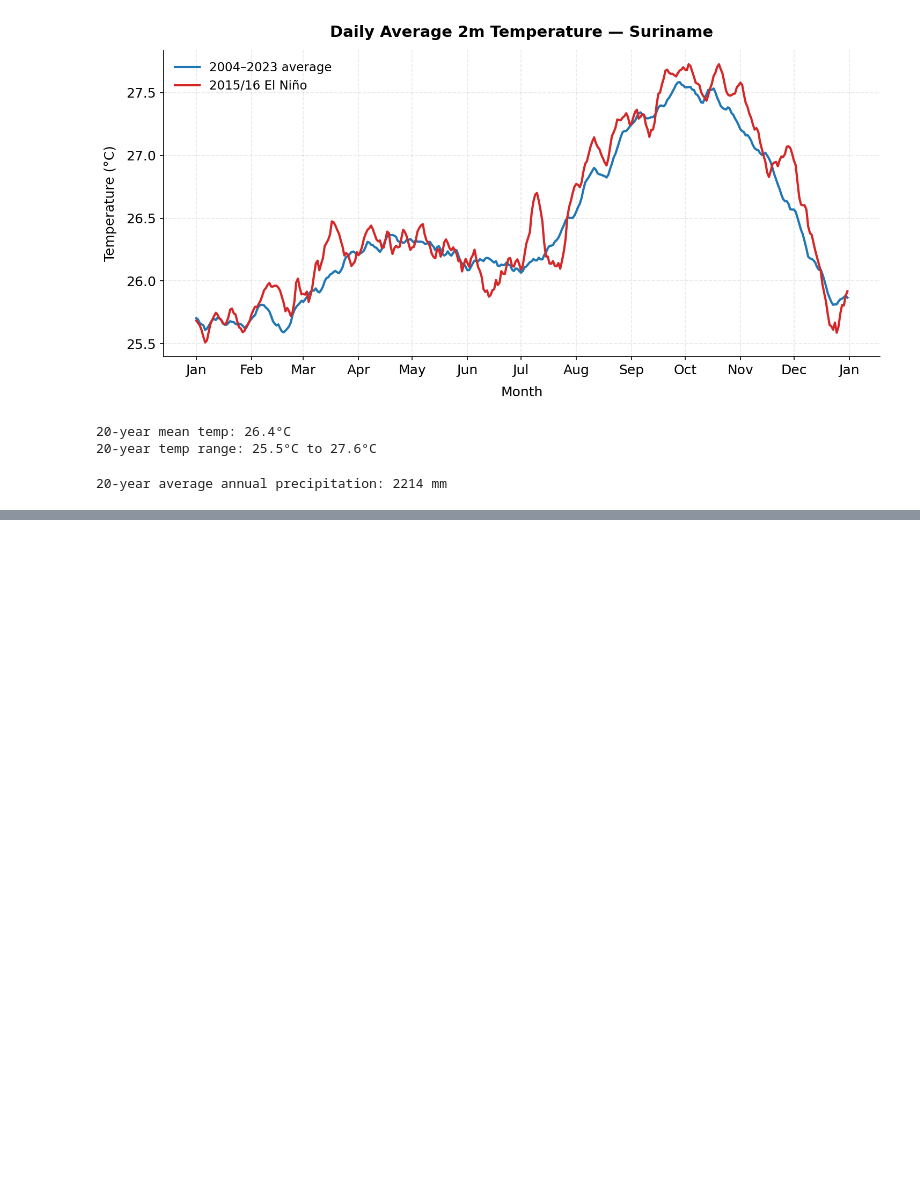
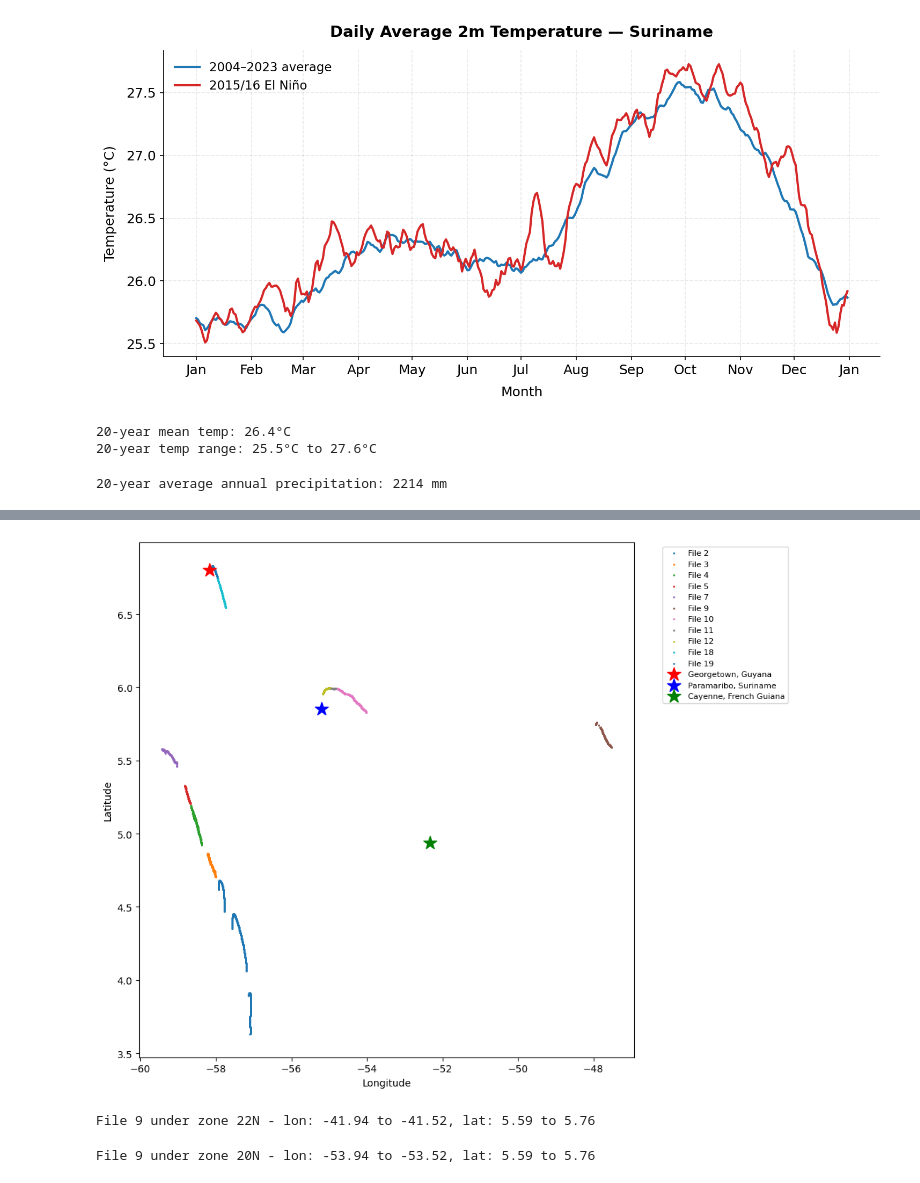
Before and after one commit to L1laBan3/Suriname-Mangrove-Project, a Jupyter notebook: InitialPlots.ipynb, the cells around one changed output, grey strips where cells are left out. Drawn from its saved outputs; the diff is of its cells as text; code cells hidden in the pictures; blank space fills up the shorter version.

Commit message:
Biomass Shoreline

```diff
--- a/InitialPlots.ipynb
+++ b/InitialPlots.ipynb
@@ -340,3 +340,10 @@ annual_total_mm = climatology['precip_mm'].sum()
 print(f"20-year average annual precipitation: {annual_total_mm:.0f} mm")
 # %% [output]
 20-year average annual precipitation: 2214 mm
+# %%
+import pandas as pd
+
+df_shoreline = pd.read_csv("guiana_shoreline_dataset.csv")
+print(df_shoreline.columns.tolist())
+print(df_shoreline.head())
+print(df_shoreline.shape)
@@ -342,0 +394,12 @@ print(f"20-year average annual precipitation: {annual_total_mm:.0f} mm")
+# %%
+import pandas as pd
+from pyproj import Transformer
+
+coords = df_shoreline.dropna(subset=['IntersectX', 'IntersectY']).copy()
+
+# Try UTM zone 21N first (covers roughly 60-54°W, should fit Guyana/Suriname)
+transformer_21 = Transformer.from_crs("EPSG:32621", "EPSG:4326", always_xy=True)
+coords['lon_21'], coords['lat_21'] = transformer_21.transform(coords['IntersectX'].values, coords['IntersectY'].values)
+
+# Check the resulting longitude range per FileNumber - anything way outside -62 to -48 is likely the wrong zone
+print(coords.groupby('FileNumber')[['lon_21', 'lat_21']].agg(['min', 'max']))
@@ -342,0 +421,35 @@ print(f"20-year average annual precipitation: {annual_total_mm:.0f} mm")
+# %%
+import matplotlib.pyplot as plt
+
+fig, ax = plt.subplots(figsize=(10, 8))
+for fn in coords['FileNumber'].unique():
+    subset = coords[coords['FileNumber'] == fn]
+    ax.scatter(subset['lon_21'], subset['lat_21'], s=1, label=f'File {fn}')
+
+# Reference points for known cities
+ax.scatter(-58.16, 6.8, color='red', marker='*', s=200, label='Georgetown, Guyana')
+ax.scatter(-55.2, 5.85, color='blue', marker='*', s=200, label='Paramaribo, Suriname')
+ax.scatter(-52.33, 4.94, color='green', marker='*', s=200, label='Cayenne, French Guiana')
+
+ax.set_xlabel('Longitude')
+ax.set_ylabel('Latitude')
+ax.legend(bbox_to_anchor=(1.05, 1), loc='upper left', fontsize=8)
+plt.tight_layout()
+plt.show()
+# %% [output]
+[figure, added]
+# %%
+transformer_22 = Transformer.from_crs("EPSG:32622", "EPSG:4326", always_xy=True)
+
+file9 = coords[coords['FileNumber'] == 9]
+lon_22, lat_22 = transformer_22.transform(file9['IntersectX'].values, file9['IntersectY'].values)
+print(f"File 9 under zone 22N - lon: {lon_22.min():.2f} to {lon_22.max():.2f}, lat: {lat_22.min():.2f} to {lat_22.max():.2f}")
+# %% [output]
+File 9 under zone 22N - lon: -41.94 to -41.52, lat: 5.59 to 5.76
+# %%
+transformer_20 = Transformer.from_crs("EPSG:32620", "EPSG:4326", always_xy=True)
+
+lon_20, lat_20 = transformer_20.transform(file9['IntersectX'].values, file9['IntersectY'].values)
+print(f"File 9 under zone 20N - lon: {lon_20.min():.2f} to {lon_20.max():.2f}, lat: {lat_20.min():.2f} to {lat_20.max():.2f}")
+# %% [output]
+File 9 under zone 20N - lon: -53.94 to -53.52, lat: 5.59 to 5.76
```
Also changed, not shown: parts of 9 cells of this notebook, 5 other files.
